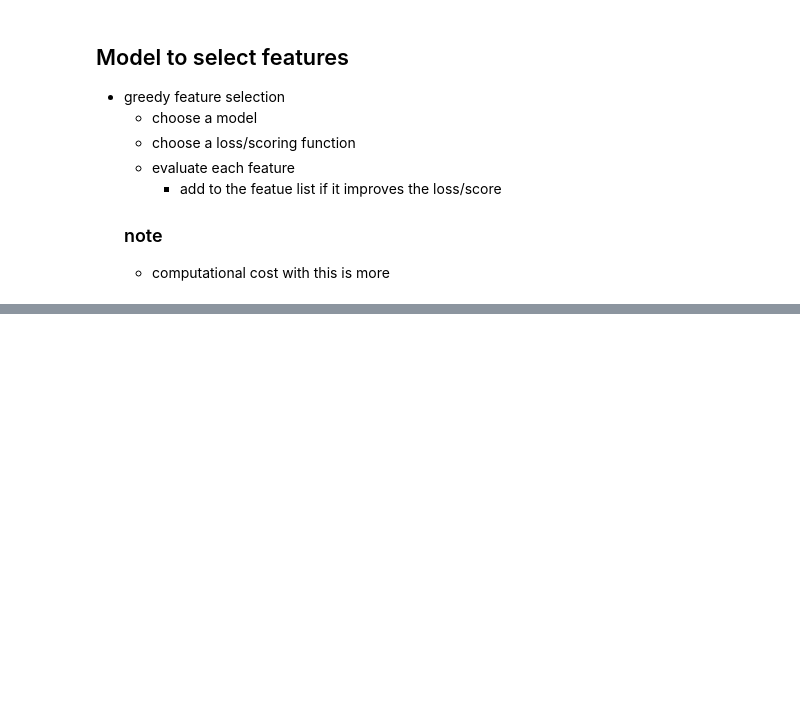
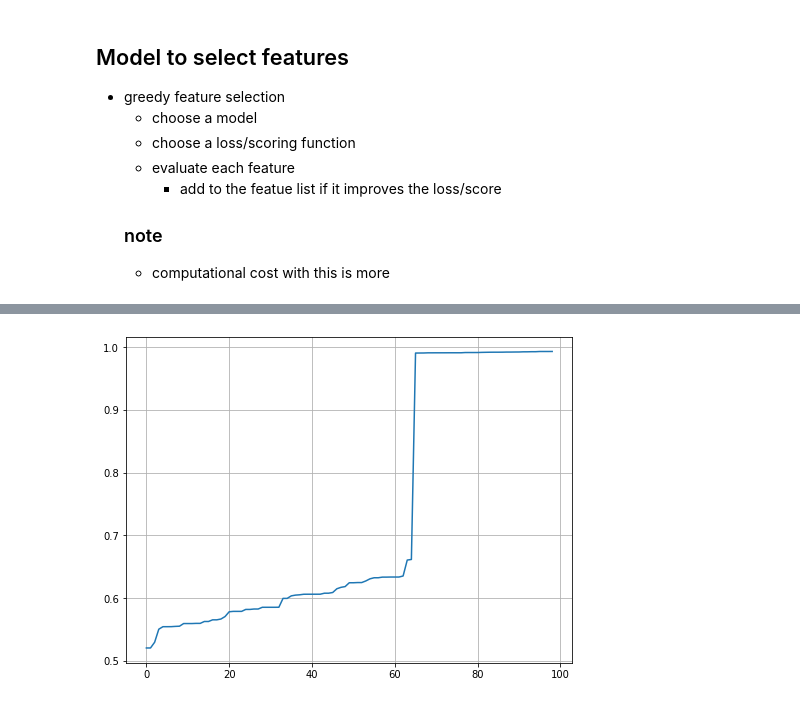
Before and after one commit to aneeshcheriank/approaching-any-machine-learning-problem, a Jupyter notebook: Feature_engineering_ipny.ipynb, the cells around one changed output, grey strips where cells are left out. Drawn from its saved outputs; the diff is of its cells as text; code cells hidden in the pictures; blank space fills up the shorter version.

```diff
--- a/Feature_engineering_ipny.ipynb
+++ b/Feature_engineering_ipny.ipynb
@@ -559,0 +675,9 @@ class GreedyFeatureSelection:
+# %%
+import matplotlib.pyplot as plt
+
+plt.figure(figsize=(8, 6))
+plt.plot(scores)
+plt.grid()
+plt.show();
+# %% [output]
+[figure, added]
```
Also changed, not shown: parts of 13 cells of this notebook.
